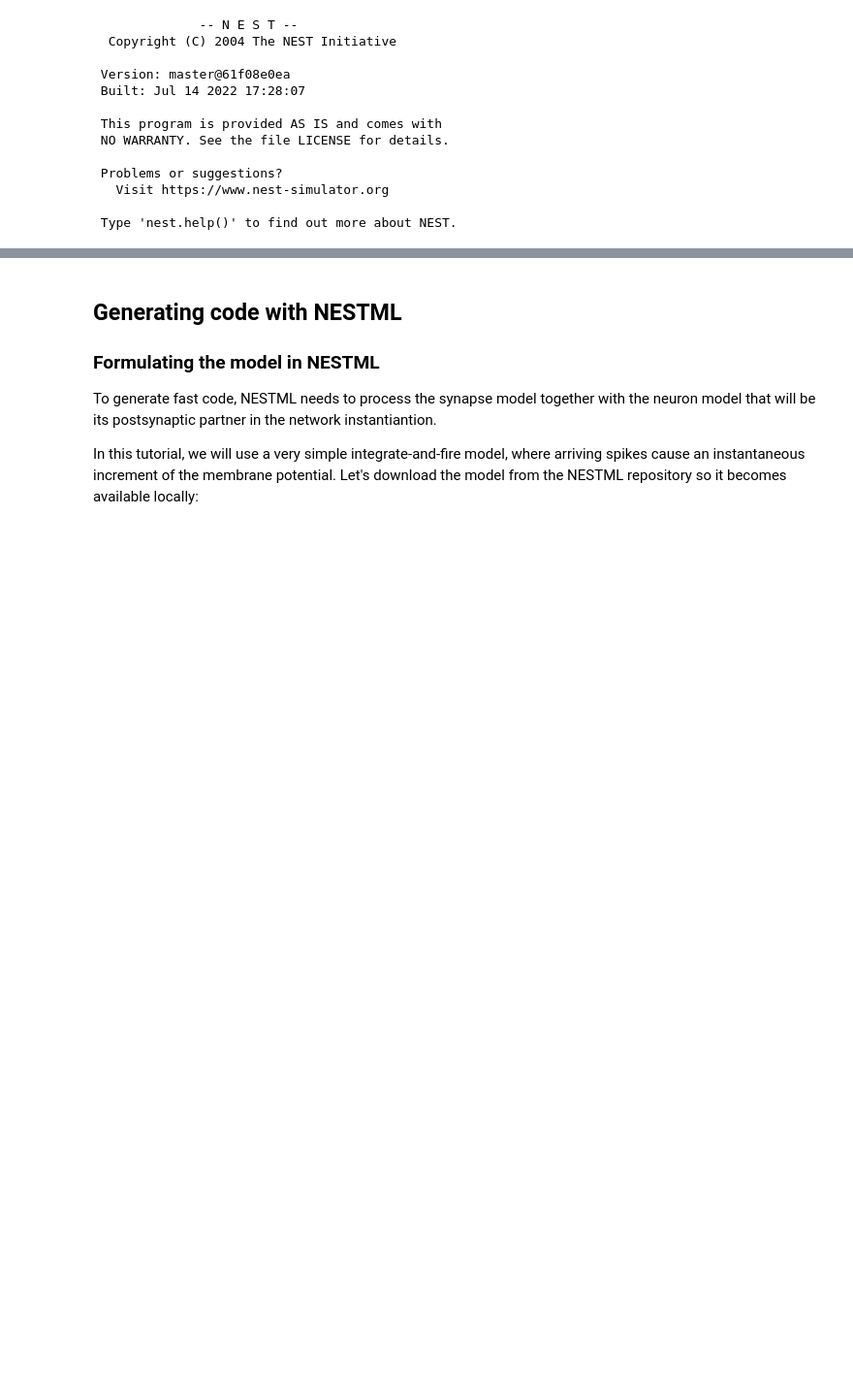
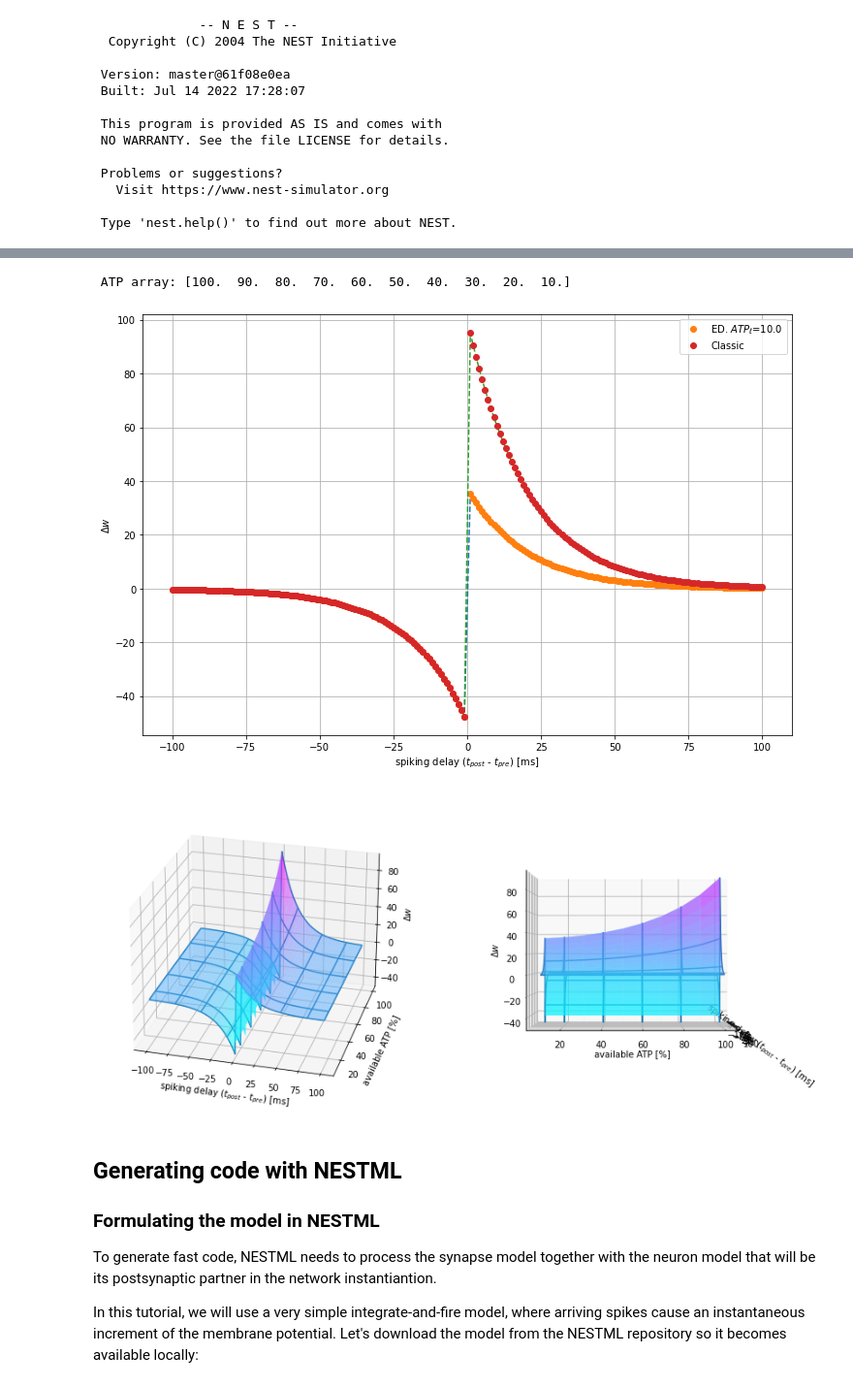
Before and after one commit to Wiss/nestml, a Jupyter notebook: ehp/three_factor_lr/ed_stdp.ipynb, the cells around one changed output, grey strips where cells are left out. Shown at 97% size. Drawn from its saved outputs; the diff is of its cells as text; code cells hidden in the pictures; blank space fills up the shorter version.

```diff
--- a/ehp/three_factor_lr/ed_stdp.ipynb
+++ b/ehp/three_factor_lr/ed_stdp.ipynb
@@ -322,3 +327,79 @@ Text(0, 0.5, '$\\Delta w - \\Delta w_{e}$ ')
+# %%
+atp_samples = 10
+atp_array = np.linspace(100, 10, num=atp_samples)
+print(f" ATP array: {atp_array}")
+w_3d_ed, d_w_3d_ed = [], []
+for atp in atp_array:
+    w_all_ed, d_w_tot_ed = stdp_ATP(ATP=atp)
+    w_3d_ed.append(w_all_ed)
+    d_w_3d_ed.append(d_w_tot_ed)
+
+plt.figure(figsize=(12, 8))
+# ed stdp
+plt.plot(delta_t, d_w_tot_ed, "--")
+plt.plot(delta_t, d_w_tot_ed, "o", label=f"ED. $ATP_\ell$={atp}")
+# classic atp
+plt.plot(delta_t, d_w_tot, "--")
+plt.plot(delta_t, d_w_tot, "o", label="Classic")
+plt.xlabel("spiking delay ($t_{post}$ - $t_{pre}$) [ms]")
+plt.ylabel(r"$\Delta w$ ")
+plt.legend()
+plt.grid()
+
+
+# 3d plot
+x = delta_t
+y = atp_array
+X, Y = np.meshgrid(x, y)
+Z = d_w_3d_ed
+"""
+# color
+import matplotlib.cm as cmp
+colormap = cmp.cool
+
+fig = plt.figure(figsize=(12, 8))
+ax = plt.axes(projection='3d')
+#ax.contour3D(X, Y, Z, 50, cmap='binary') # contour
+ax.scatter(X, Y, Z, marker="o", cmap='binary') # scatter
+ax.plot_surface(X, Y, np.array(Z),
+                cmap=cmp.cool,
+                alpha=0.5)
+ax.set_xlabel('spiking delay ($t_{post}$ - $t_{pre}$) [ms]')
+ax.set_ylabel('available ATP [%]')
+ax.set_zlabel(r"$\Delta w$ ")
+ele = 0
+azm = -90
+ax.view_init(elev=ele, azim=azm)
+"""
+n_col = 2
+ele_list = [25, 0]
+azm_list = [-75, 0*20]
+#fig, axes = plt.subplots(1, n_col)
+fig = plt.figure(figsize=(14, 7))#figsize=plt.figaspect(0.5))
+for col in range(n_col):
+    ax = fig.add_subplot(1, 2, col + 1, projection='3d')
+    #ax.scatter(X, Y, Z,
+    #           marker="o",
+    #           cmap=cmp.cool,
+    #           alpha=0.1) # scatter
+    #ax.contour3D(X, Y, Z, cmap=cmp.cool) # contour
+    ax.plot_wireframe(X, Y, np.array(Z),
+                      cmap=cmp.cool,
+                      rstride=2,
+                      cstride=30)
+    ax.plot_surface(X, Y, np.array(Z),
+                    cmap=cmp.cool,
+                    alpha=0.5)
+    ax.set_xlabel('spiking delay ($t_{post}$ - $t_{pre}$) [ms]')
+    ax.set_ylabel('available ATP [%]')
+    ax.set_zlabel(r"$\Delta w$ ")
+    ele = ele_list[col]
+    azm = azm_list[col]
+    ax.view_init(elev=ele, azim=azm)
+# %% [output]
+ ATP array: [100.  90.  80.  70.  60.  50.  40.  30.  20.  10.]
+[figure, added]
+[figure, added]
 # %% [markdown]
 ## Generating code with NESTML
 
```
Also changed, not shown: parts of 12 cells of this notebook.
